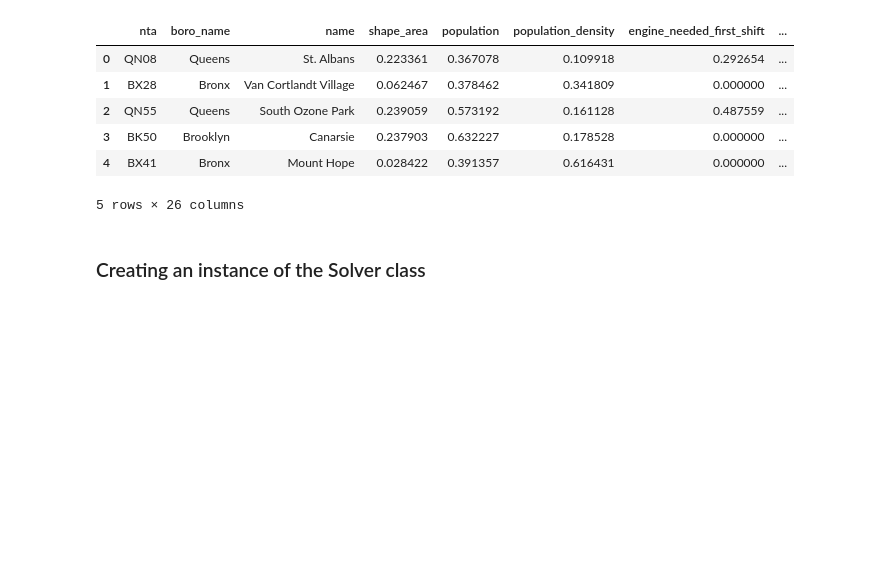
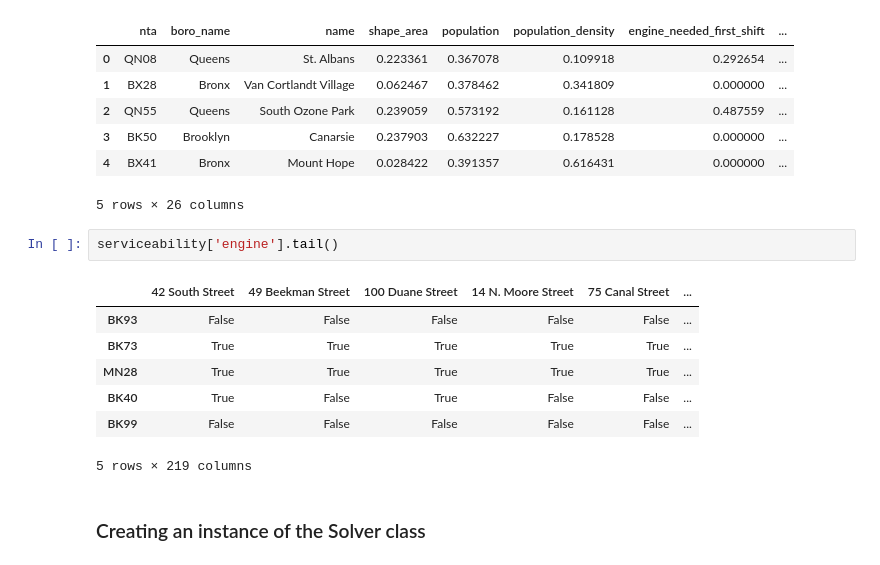
Before and after one commit to danieleborghe/optimization-project-1-UPV, a Jupyter notebook: python_implementation.ipynb, the cells around one changed output. Saved outputs shown, nothing was run; the diff lists cells and outputs as text; blank space fills up the shorter version.

```diff
--- a/python_implementation.ipynb
+++ b/python_implementation.ipynb
@@ -70,6 +70,16 @@ neighborhood.head()
 | 3 | BK50 | Brooklyn | Canarsie | 0.237903 | 0.632227 | 0.178528 | 0.000000 | ... |
 | 4 | BX41 | Bronx | Mount Hope | 0.028422 | 0.391357 | 0.616431 | 0.000000 | ... |
 5 rows × 26 columns
+# %%
+serviceability['engine'].tail()
+# %% [output]
+|  | 42 South Street | 49 Beekman Street | 100 Duane Street | 14 N. Moore Street | 75 Canal Street | ... |
+| BK93 | False | False | False | False | False | ... |
+| BK73 | True | True | True | True | True | ... |
+| MN28 | True | True | True | True | True | ... |
+| BK40 | True | False | True | False | False | ... |
+| BK99 | False | False | False | False | False | ... |
+5 rows × 219 columns
 # %% [markdown]
 ### Creating an instance of the Solver class
 # %%
```
Also changed, not shown: parts of 41 cells of this notebook.
